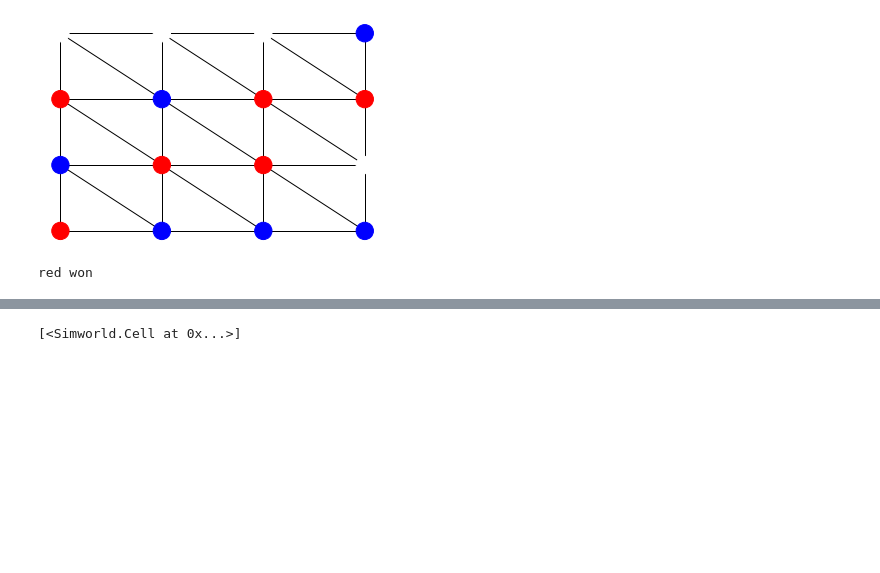
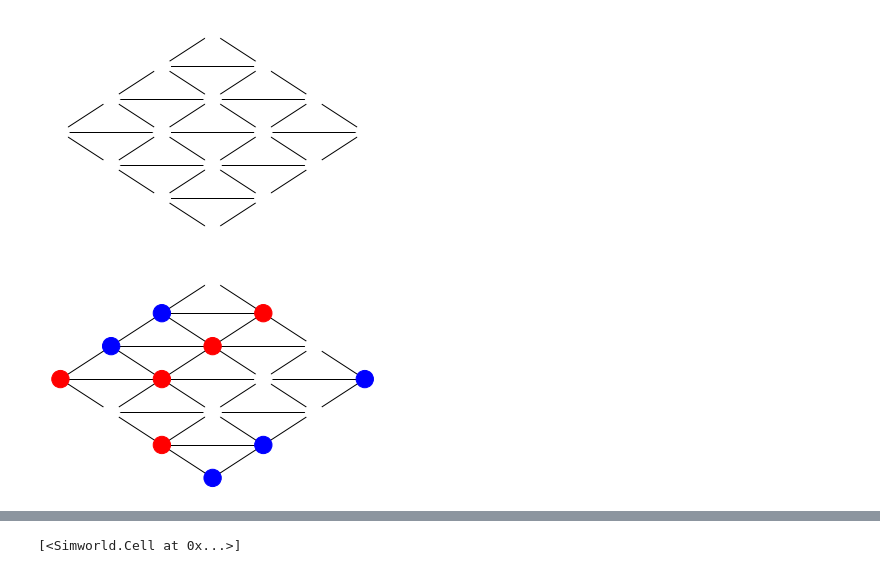
Before and after one commit to Siglangf/KI_2, a Jupyter notebook: Test.ipynb, the cells around one changed output, grey strips where cells are left out. Cells and saved outputs as stored; diff of their text form; code cells hidden in the pictures; blank space fills up the shorter version.

```diff
--- a/Test.ipynb
+++ b/Test.ipynb
@@ -11,3 +7,8 @@ COLOR_MAP = {(0, 0): "white", (1, 0): "blue", (0, 1): "red"}
+# %%
+env = Hex(4)
+visualize_state(env)
+# %% [output]
+[figure, added]
 # %%
 is_final = env.game_state()>0
 # %%
@@ -24,7 +25,5 @@ while not is_final:
 display.clear_output(wait=True)
 frame = visualize_state(env)
 display.display(frame)
-print(f"{COLOR_MAP[env.player]} won")
 # %% [output]
-[figure, old version]
+[figure, new version]
-red won
```
Also changed, not shown: parts of 12 cells of this notebook.
